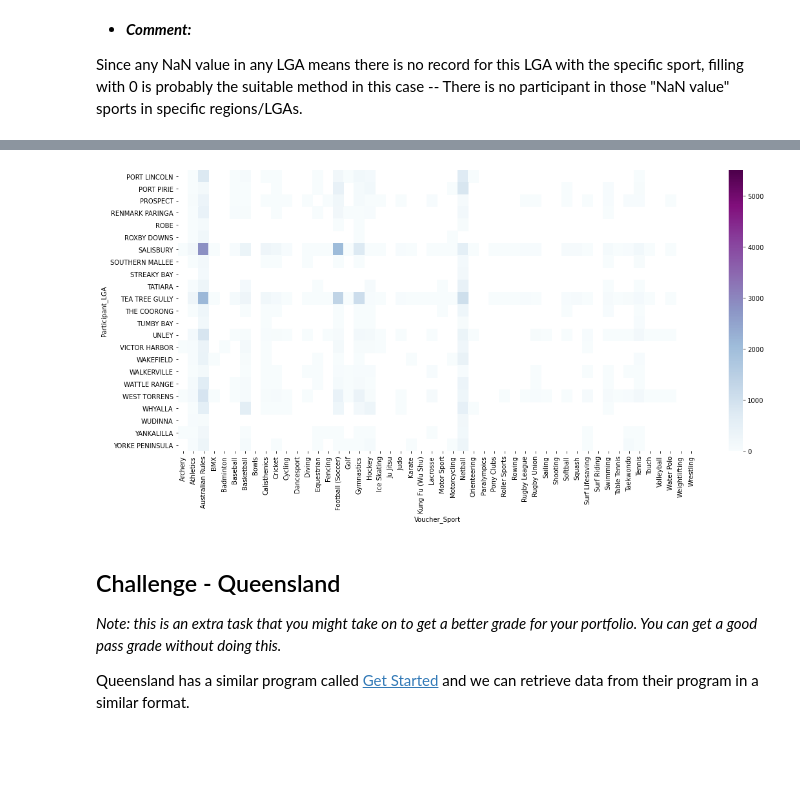
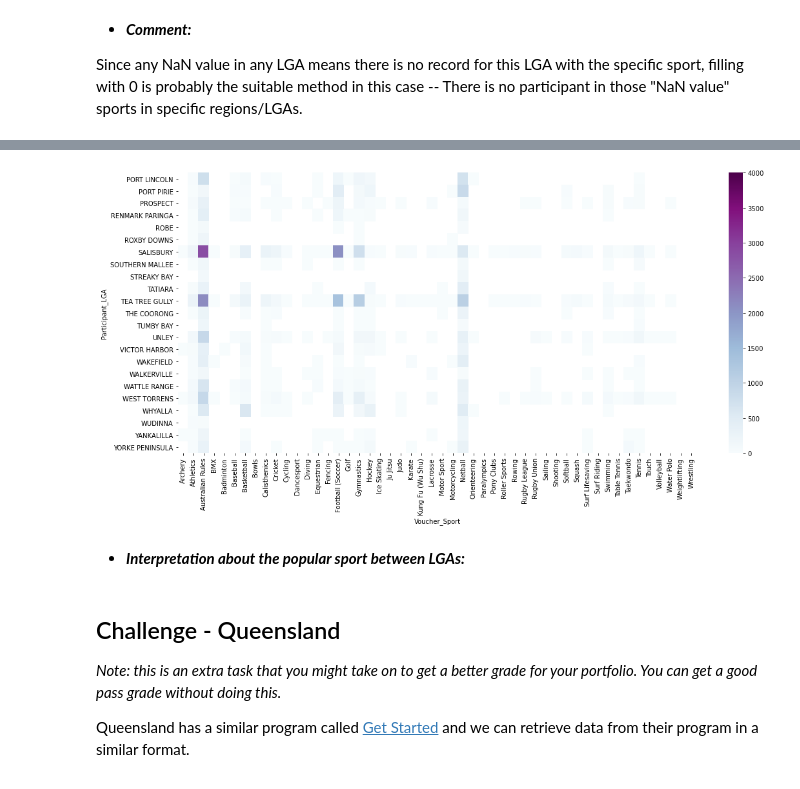
Before and after one commit to xuyenlinhHuynh/data-science-portfolio-xuyenlinhHuynh, a Jupyter notebook: Portfolio 2.ipynb, the cells around one changed output, grey strips where cells are left out. Cells and saved outputs as stored; diff of their text form; code cells hidden in the pictures; blank space fills up the shorter version.

```diff
--- a/Portfolio 2.ipynb
+++ b/Portfolio 2.ipynb
@@ -289,9 +296,11 @@ plt.show()
 # %%
 fig, ax = plt.subplots(figsize=(18, 8))
-sns.heatmap(lga_group[46:], cmap="BuPu", vmin = 0, vmax= 5500)
+sns.heatmap(lga_group[46:], cmap="BuPu", vmin = 0, vmax= 4000)
 plt.show()
 # %% [output]
-[figure, old version]
+[figure, new version]
+# %% [markdown]
+* **_Interpretation about the popular sport between LGAs:_**
 # %% [markdown]
 ## Challenge - Queensland
 
```
Also changed, not shown: parts of 4 cells of this notebook.
